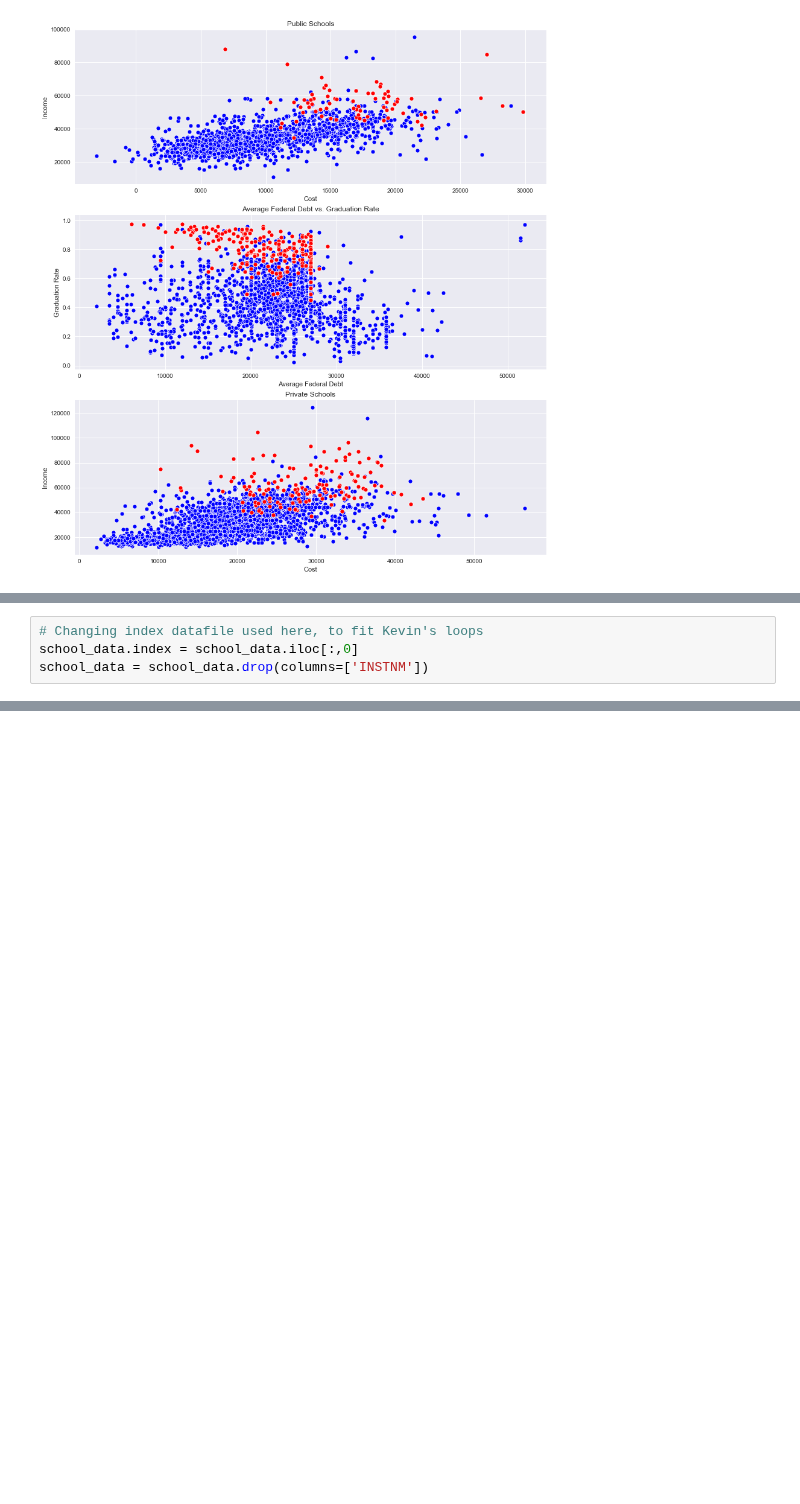
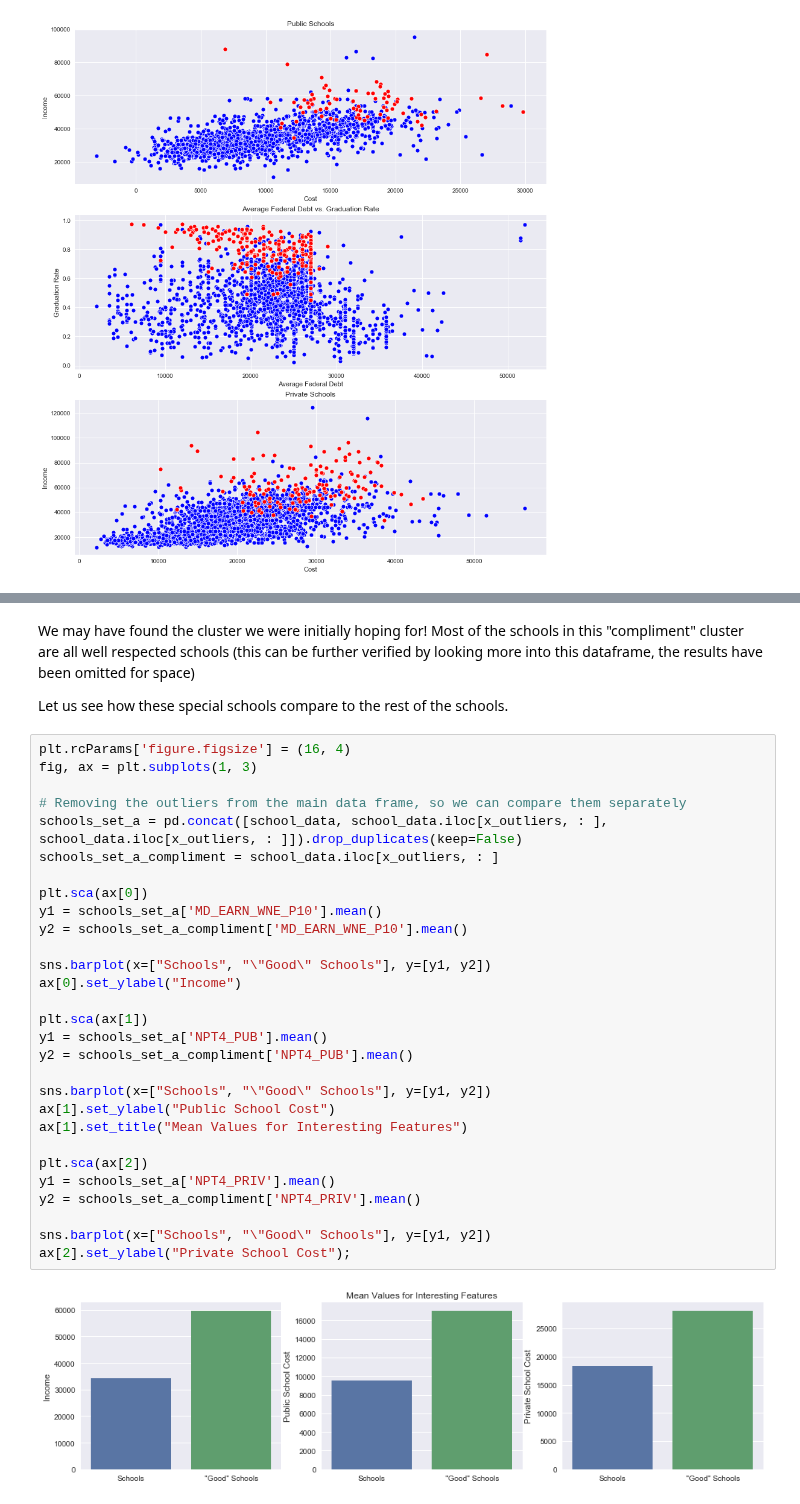
Before and after one commit to Kazutadashi/final-project-comp-5360, a Jupyter notebook: Final Project.ipynb, the cells around one changed output, grey strips where cells are left out. Cells and saved outputs as stored; diff of their text form; blank space fills up the shorter version.

Commit message:
Finished Final Project.ipynb for the basic clustering section

```diff
--- a/Final Project.ipynb
+++ b/Final Project.ipynb
@@ -922,4 +848,0 @@ current_cluser = cluster_map[cluster_map['cluster'] == 1]
-# %%
-# Changing index datafile used here, to fit Kevin's loops
-school_data.index = school_data.iloc[:,0]
-school_data = school_data.drop(columns=['INSTNM'])
@@ -1033,0 +871,35 @@ print(len(cluster6))
+# %% [markdown]
+We may have found the cluster we were initially hoping for! Most of the schools in this "compliment" cluster are all well respected schools (this can be further verified by looking more into this dataframe, the results have been omitted for space)
+
+Let us see how these special schools compare to the rest of the schools.
+# %%
+plt.rcParams['figure.figsize'] = (16, 4)
+fig, ax = plt.subplots(1, 3)
+
+# Removing the outliers from the main data frame, so we can compare them separately
+schools_set_a = pd.concat([school_data, school_data.iloc[x_outliers, : ], school_data.iloc[x_outliers, : ]]).drop_duplicates(keep=False)
+schools_set_a_compliment = school_data.iloc[x_outliers, : ]
+
+plt.sca(ax[0])
+y1 = schools_set_a['MD_EARN_WNE_P10'].mean()
+y2 = schools_set_a_compliment['MD_EARN_WNE_P10'].mean()
+
+sns.barplot(x=["Schools", "\"Good\" Schools"], y=[y1, y2])
+ax[0].set_ylabel("Income")
+
+plt.sca(ax[1])
+y1 = schools_set_a['NPT4_PUB'].mean()
+y2 = schools_set_a_compliment['NPT4_PUB'].mean()
+
+sns.barplot(x=["Schools", "\"Good\" Schools"], y=[y1, y2])
+ax[1].set_ylabel("Public School Cost")
+ax[1].set_title("Mean Values for Interesting Features")
+
+plt.sca(ax[2])
+y1 = schools_set_a['NPT4_PRIV'].mean()
+y2 = schools_set_a_compliment['NPT4_PRIV'].mean()
+
+sns.barplot(x=["Schools", "\"Good\" Schools"], y=[y1, y2])
+ax[2].set_ylabel("Private School Cost");
+# %% [output]
+[figure, added]
```
Also changed, not shown: parts of 22 cells of this notebook.
